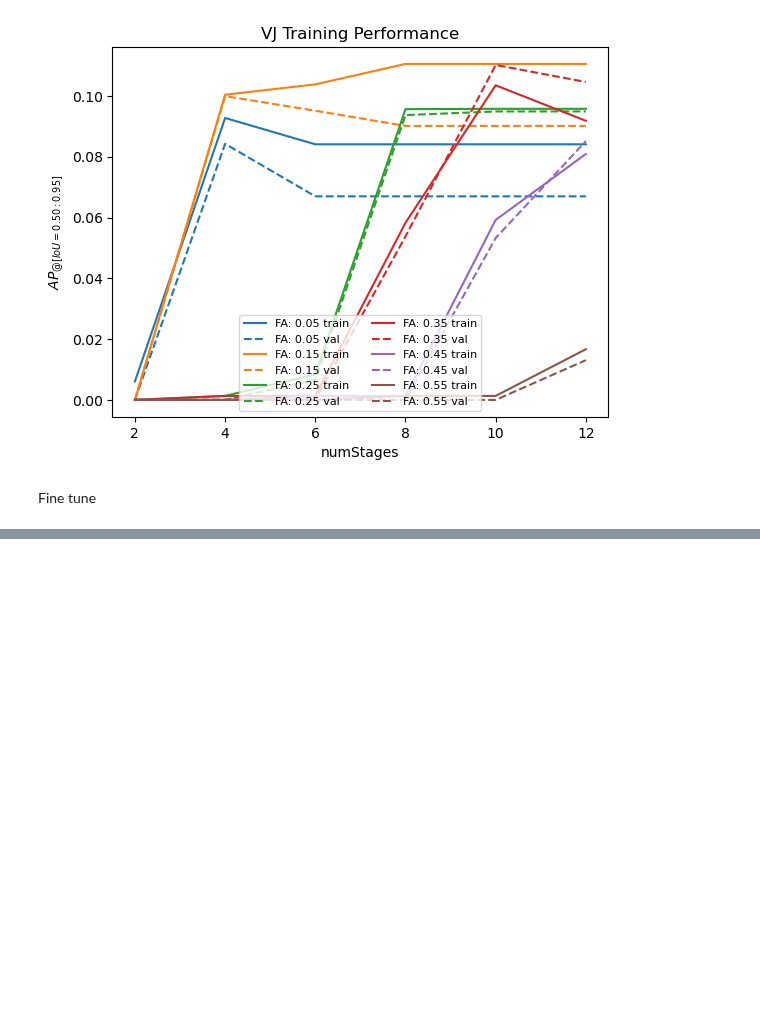
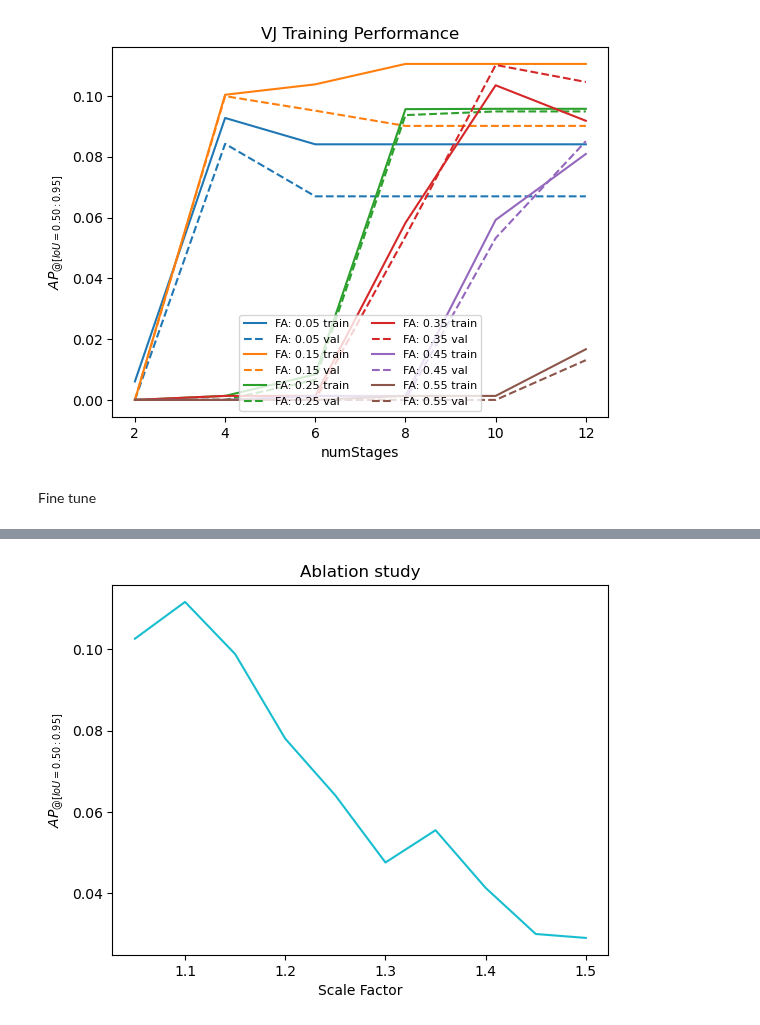
Before and after one commit to 262882/msc_detector_evaluation, a Jupyter notebook: notebook/vj_tune.ipynb, the cells around one changed output, grey strips where cells are left out. Saved outputs shown, nothing was run; the diff lists cells and outputs as text; code cells hidden in the pictures; blank space fills up the shorter version.

```diff
--- a/notebook/vj_tune.ipynb
+++ b/notebook/vj_tune.ipynb
@@ -67,0 +86,27 @@ for scale in scales:
+# %%
+%%capture
+scales = np.linspace(1, 1.5, 11)[1:]
+speed_scores = np.zeros(scales.shape[0])
+chosen_model = '../models/vj/ballcascade_10_0.35.xml'
+dataset = "../data/coco_validation_sml_01_False_matchdrill/"
+result_dir = "./"
+
+for i, scale in enumerate(scales):
+    evaluate_model = [[chosen_model, cascade_classifier, {"scale_factor":scale, "min_neighbours":2}]]
+    evaluate_dataset = [dataset]
+    myevaluatemodels(evaluate_model, evaluate_dataset, result_dir, verbose=False)
+    result_name = chosen_model[13:-4]+'_stats.json'
+    with open(result_name, 'r') as input_file:
+        result_dict = json.load(input_file)
+    speed_scores[i] = result_dict[chosen_model[13:-4]][dataset[8:-1]]['AP_{@[IoU=0.50:0.95]-all}']
+    print(speed_scores)
+
+os.remove(result_name)
+# %%
+plt.plot(scales, speed_scores, linestyle='-', color=colors[i])
+plt.xlabel("Scale Factor")
+plt.ylabel("$" + "AP_{@[IoU=0.50:0.95]}" + "$")
+plt.title("Ablation study")
+plt.show()
+# %% [output]
+[figure, added]
```
Also changed, not shown: parts of 4 cells of this notebook.
